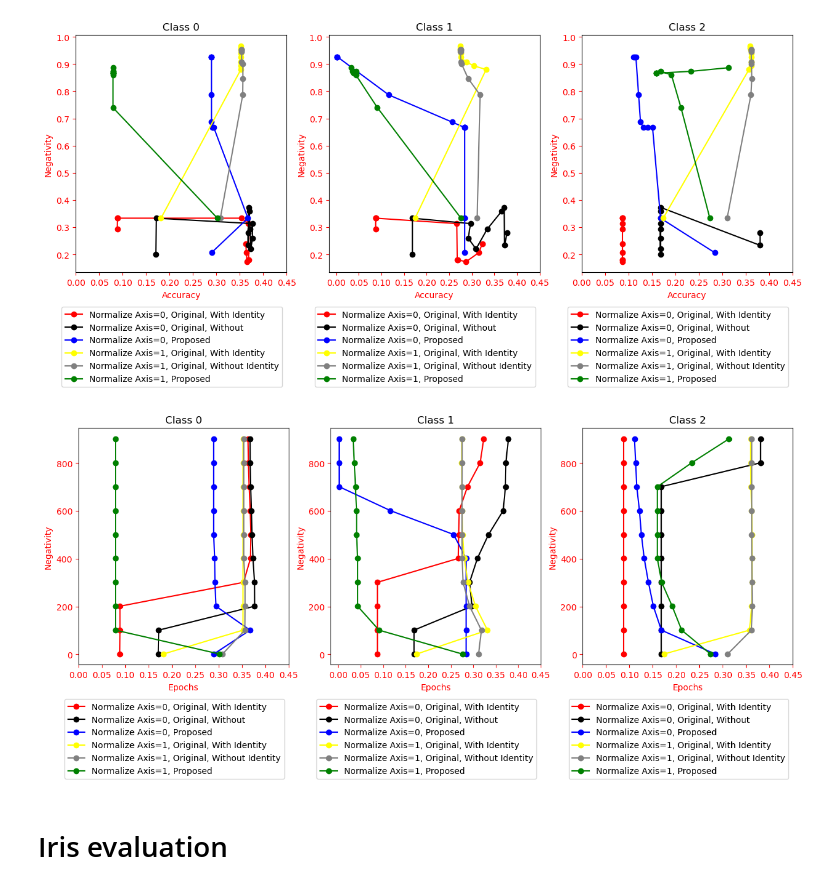
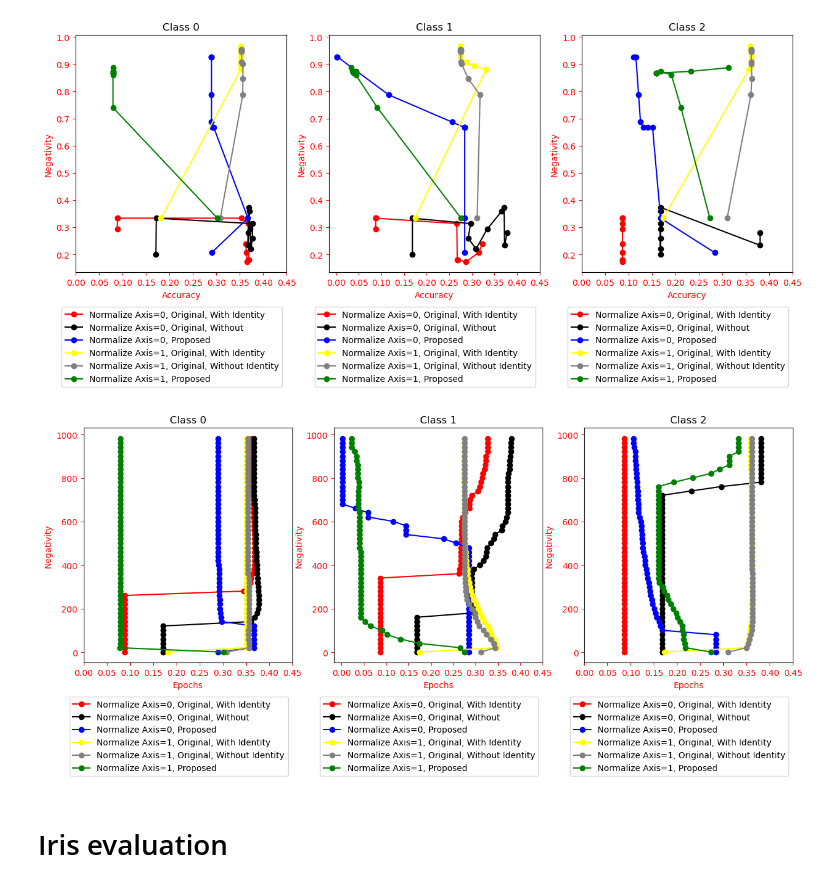
Before and after one commit to EduardoBrito97/icq-studies, a Jupyter notebook: experiments/Iris/Entanglement/Negativity-Analysis.ipynb, the cells around one changed output. Saved outputs shown, nothing was run; the diff lists cells and outputs as text; code cells hidden in the pictures.

Commit message:
Fixing some graph labels

```diff
--- a/experiments/Iris/Entanglement/Negativity-Analysis.ipynb
+++ b/experiments/Iris/Entanglement/Negativity-Analysis.ipynb
@@ -124,12 +124,12 @@ plt.show()
 [figure]
 # %%
 fig, axs = plt.subplots(1, 3, figsize=(15, 5))
-plot_graph_mult_lines(all_class_0, all_epochs, "Epochs", "Negativity", definitions_order, title="Class 0", step=5, ax=axs[0], plot=False)
-plot_graph_mult_lines(all_class_1, all_epochs, "Epochs", "Negativity", definitions_order, title="Class 1", step=5, ax=axs[1], plot=False)
-plot_graph_mult_lines(all_class_2, all_epochs, "Epochs", "Negativity", definitions_order, title="Class 2", step=5, ax=axs[2], plot=False)
+plot_graph_mult_lines(all_class_0, all_epochs, "Negativity", "Epochs", definitions_order, title="Class 0", step=1, ax=axs[0], plot=False)
+plot_graph_mult_lines(all_class_1, all_epochs, "Negativity", "Epochs", definitions_order, title="Class 1", step=1, ax=axs[1], plot=False)
+plot_graph_mult_lines(all_class_2, all_epochs, "Negativity", "Epochs", definitions_order, title="Class 2", step=1, ax=axs[2], plot=False)
 plt.show()
 # %% [output]
-[figure, old version]
+[figure, new version]
 # %% [markdown]
 # Iris evaluation
 # %%
```
Also changed, not shown: parts of 1 cell of this notebook.
